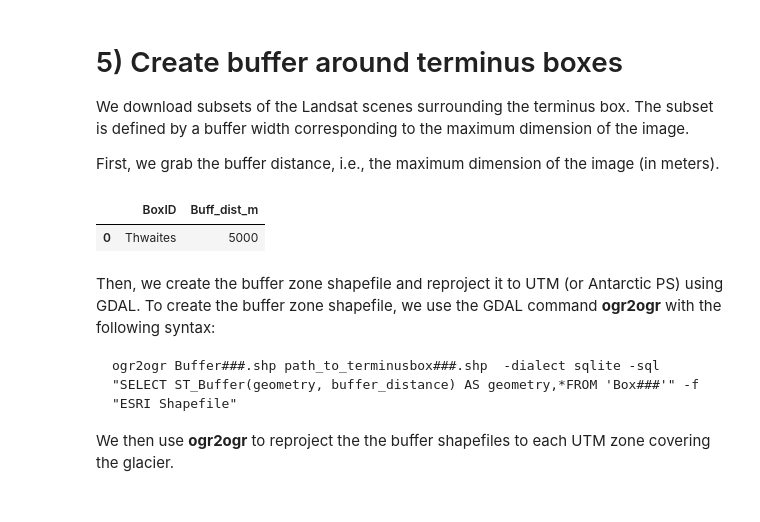
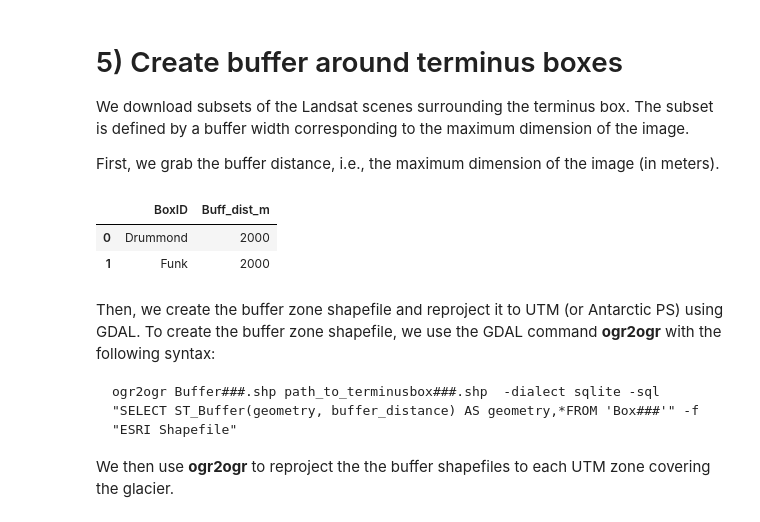
Before and after one commit to jukesliu/automated-glacier-terminus, a Jupyter notebook: LS_image_download_AWS.ipynb, the cells around one changed output. Saved outputs shown, nothing was run; the diff lists cells and outputs as text; code cells hidden in the pictures.

```diff
--- a/LS_image_download_AWS.ipynb
+++ b/LS_image_download_AWS.ipynb
@@ -90,7 +90,7 @@ For other glaciers, replace this code with a list of IDs corresponding to the gl
 # %%
 ######################################################################################
 # uncomment for NAMED BOXES
-BoxIDs = ['Thwaites']
+BoxIDs = ['Drummond','Funk']
 
 #uncomment for NUMBERED BOXES
 # boxes = list(map(str, np.arange(1, 101, 1))) #12, 13, 1
@@ -113,7 +113,7 @@ downloadpath ='/Volumes/SGlacier/auto-terminus-traces/Antarctic-test/LSaws/' # f
 if not os.path.exists(downloadpath): # make this folder if it doesn't exist
     os.mkdir(downloadpath)
 
-sats = ['L7','L8','L9'] # names of landsats to download images from ('L7' = Landsat 7, 'L8' = Landsat 8, 'L9' = Landsat 9)
+sats = ['L8','L9'] # names of landsats to download images from ('L7' = Landsat 7, 'L8' = Landsat 8, 'L9' = Landsat 9)
 L9_yrs = np.arange(2021,2025).astype(str) # set target years for L9: 2021-present
 L8_yrs = np.arange(2013,2025).astype(str) # set target years for L8: 2013-present
 L7_yrs = np.arange(1999,2004).astype(str) # set target years for L7: 1999-2003
@@ -130,16 +130,17 @@ source_srs = '3031' # EPSG code for the native projection of the glacier shapefi
 
 # enter a file suffix for the CSV files produced
 # csvext = 'peripheral-glaciers.csv'
-csvext = '_TW-melange.csv'
+csvext = '_Antarctic-test.csv'
 # that describes the analysis (e.g., glacier or group of glaciers)
 
-# specify paths for shapefiles (same file for both if not focusing on terminus delineation)
-# RGIpath = '/media/jukes/jukes1/RGI_shps/' # path to folder with all individual RGI glacier outline shapefiles
-# boxespath = '/media/jukes/jukes1/Boxes_individual/' # folder with all individual glacier terminus box shapes
-RGIpath = basepath+'ROIs/' # path to folder with all individual RGI glacier outline shapefiles
-RGIfile = 'Thwaites-melange-ROI_WGS84.shp' #name of specific outline if only grabbing data for one site with a custom name
-boxespath = basepath+'ROIs/' # folder with all individual glacier terminus box shapes
-boxesfile = 'Thwaites-melange-ROI_WGS84.shp' #name of specific outline if only grabbing data for one site with a custom name
+# specify paths for shapefiles
+RGIpath = '/Volumes/SGlacier/auto-terminus-traces/Antarctic-test/ROIs/' # path to folder with all individual RGI glacier outline shapefiles
+boxespath = '/Volumes/SGlacier/auto-terminus-traces/Antarctic-test/ROIs/' # folder with all individual glacier terminus box shapes
+
+# RGIpath = basepath+'ROIs/' # path to folder with all individual RGI glacier outline shapefiles
+# RGIfile = 'Thwaites-melange-ROI_WGS84.shp' #name of specific outline if only grabbing data for one site with a custom name
+# boxespath = basepath+'ROIs/' # folder with all individual glacier terminus box shapes
+# boxesfile = 'Thwaites-melange-ROI_WGS84.shp' #name of specific outline if only grabbing data for one site with a custom name
 
 ######################################################################################
 # %%
@@ -591,7 +592,9 @@ We download subsets of the Landsat scenes surrounding the terminus box. The subs
 
 First, we grab the buffer distance, i.e., the maximum dimension of the image (in meters).
 # %%
+BUFF_MAX = 2000 # prescribe a maximum buffer distance in meters for HUGE boxes like THWAITES
 buffers = []
+
 # Calculate a buffer distance around the terminus box:
 for BoxID in BoxIDs:
     for file in os.listdir(basepath+'Box'+BoxID+'/'):
@@ -603,37 +606,38 @@ for BoxID in BoxIDs:
     box = termbox.next(); box_geom= box.get('geometry'); box_coords = box_geom.get('coordinates')[0]
     points = []
     for coord_pair in box_coords:
         lat = coord_pair[0]; lon = coord_pair[1]; points.append([lat, lon])
 
     # if the shapefile is a rectangle, use its dimensions to create a buffer
     if len(points) == 5:
         # Calculate distance between coord 1 and 2 and between 2 and 3
         coord1 = points[0]; coord2 = points[1]; coord3 = points[2]
         dist1 = distance(coord1[0], coord1[1], coord2[0], coord2[1]);
         dist2 = distance(coord2[0], coord2[1], coord3[0], coord3[1])
         buff_dist = int(np.max([dist1, dist2])) # pick the longer one as the buffer distance
     else: #use the bounding box to define the buffer
         # get the coordinates for the bounding box
         box_bbox = termbox.bounds
         print(box_bbox)
 
         # Calculate distance between coord 1 and 2 and between 2 and 3
         dist1 = distance(box_bbox[0], box_bbox[1], box_bbox[0], box_bbox[3]);
         dist2 = distance(box_bbox[0], box_bbox[1], box_bbox[2], box_bbox[1])
         buff_dist = int(np.max([dist1, dist2])) # pick the longer one as the buffer distance
         print(buff_dist)
 
-#     # prescribe a maximum buffer distance for HUGE boxes like THWAITES
-    if buff_dist > 5000:
-        buff_dist = 5000
+#
+    if buff_dist > BUFF_MAX:
+        buff_dist = BUFF_MAX
     buffers.append(buff_dist)
 
 # store as dataframe:
 buff_df = pd.DataFrame(list(zip(BoxIDs, buffers)), columns=['BoxID', 'Buff_dist_m'])
 buff_df
 # %% [output]
 |  | BoxID | Buff_dist_m |
-| 0 | Thwaites | 5000 |
+| 0 | Drummond | 2000 |
+| 1 | Funk | 2000 |
 # %%
 # write to csv
 buff_df.to_csv(basepath+BOX_FILENAME)
```
Also changed, not shown: parts of 13 cells of this notebook, 4 other files.
